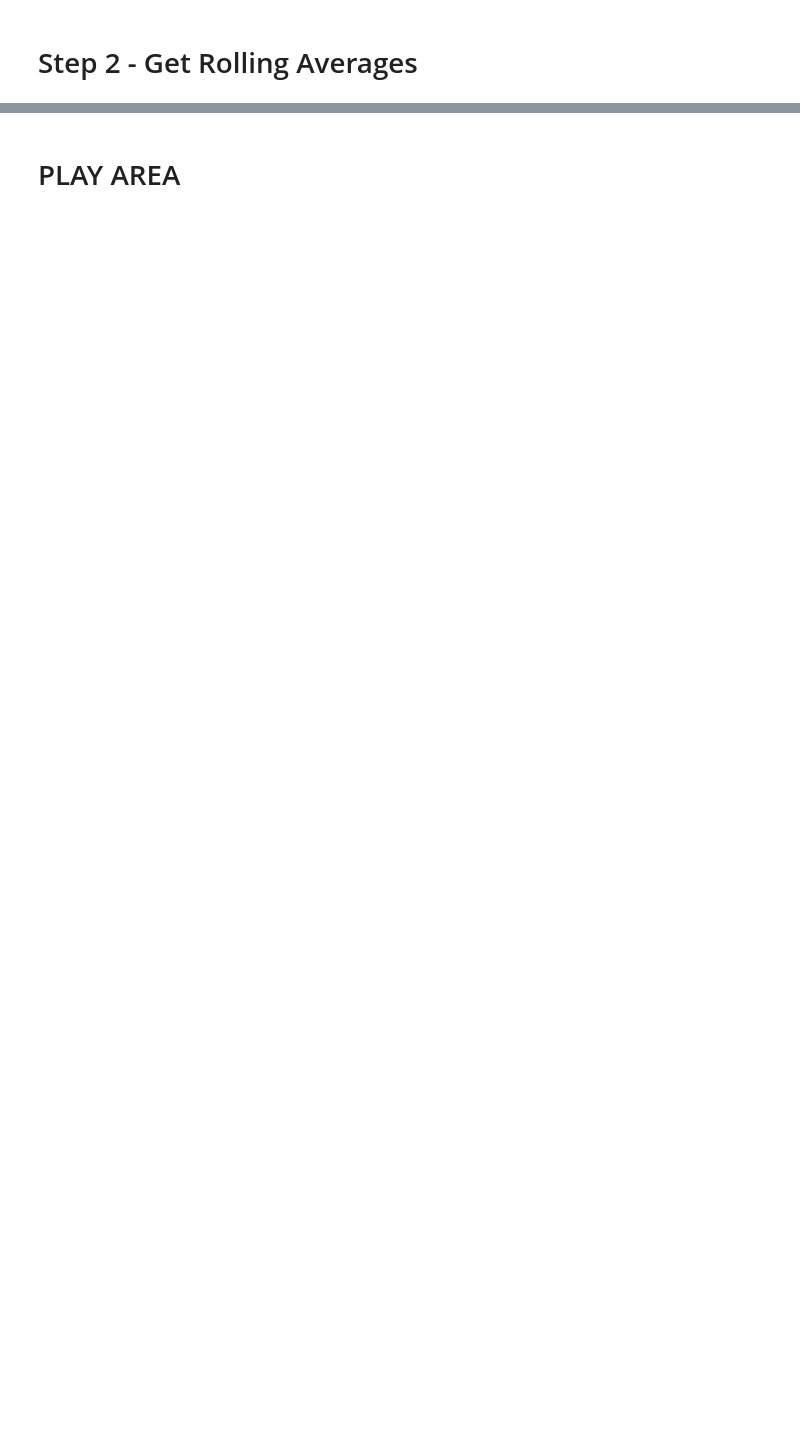
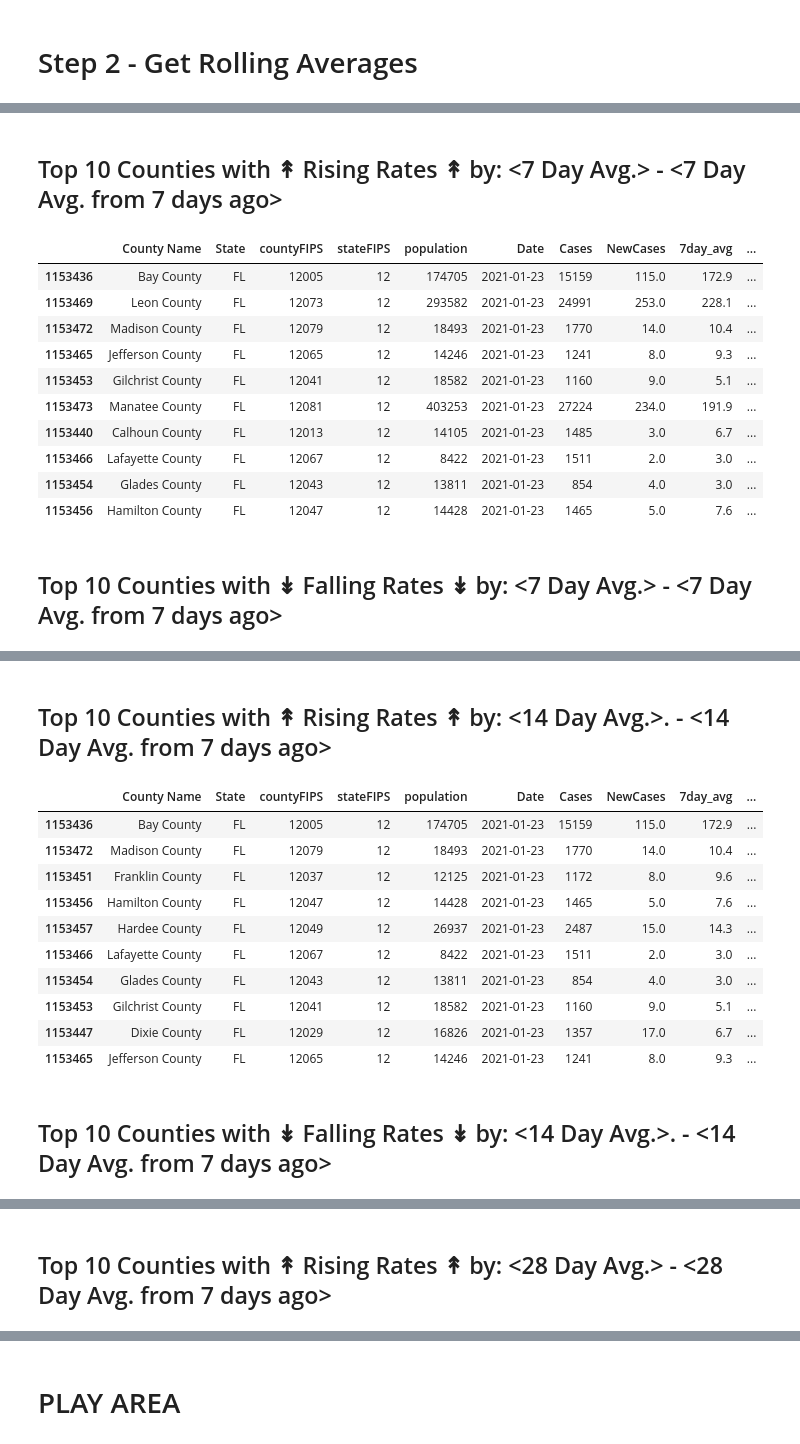
Before and after one commit to JaviThomas/Covid-County-LTC-Analysis, a Jupyter notebook: County-Analysis/County_hotspots.v2.ipynb, the cells around one changed output, grey strips where cells are left out. Drawn from its saved outputs; the diff is of its cells as text; code cells hidden in the pictures; blank space fills up the shorter version.

```diff
--- a/County-Analysis/County_hotspots.v2.ipynb
+++ b/County-Analysis/County_hotspots.v2.ipynb
@@ -195,0 +283,33 @@ See the caveats in the documentation: https://pandas.pydata.org/pandas-docs/stab
+# %%
+# Get DataFrame with only latest date
+df_cases_7day_tidy_latest = df_cases_7day_tidy[df_cases_7day_tidy['Date'] == df_cases_7day_tidy['Date'].max()].copy()
+
+# top10Fields = ['NewCases_7DayDiff', 'NewCases_14DayDiff', 'NewCases_28DayDiff']
+top10Fields = [{'colName': '7day_avg_7DayDiff', 'colTitle': '<7 Day Avg.> - <7 Day Avg. from 7 days ago>'},
+               {'colName': '14day_avg_7DayDiff', 'colTitle': '<14 Day Avg.>. - <14 Day Avg. from 7 days ago>'},
+               {'colName': '28day_avg_7DayDiff', 'colTitle': '<28 Day Avg.> - <28 Day Avg. from 7 days ago>'}]
+
+cols2show = ['County Name', 'State', 'countyFIPS', 'stateFIPS', 'population', 'Date', 'Cases', 'NewCases', '7day_avg', '14day_avg', '28day_avg']
+for field in top10Fields:
+    cols2show.append(field['colName'])
+    display(HTML('<h2>Top 10 Counties with <b>&#8607;</b> Rising Rates  <b>&#8607;</b> by: ' + field['colTitle'] + '</h2>'))
+    display(df_cases_7day_tidy_latest.sort_values(by=field['colName'], ascending=False)[cols2show].head(10)) # Top 10 Rising
+
+    display(HTML('<h2>Top 10 Counties with <b>&#8609;</b> Falling Rates <b>&#8609;</b> by: ' + field['colTitle'] + '</h2>'))
+    display(df_cases_7day_tidy_latest.sort_values(by=field['colName'])[cols2show].head(10)) # Top 10 Falling
+
+    cols2show = ['County Name', 'State', 'countyFIPS', 'stateFIPS', 'population', 'Date', 'Cases', 'NewCases', '7day_avg', '14day_avg', '28day_avg']
+# %% [output]
+Top 10 Counties with ↟ Rising Rates ↟ by: <7 Day Avg.> - <7 Day Avg. from 7 days ago>
+|  | County Name | State | countyFIPS | stateFIPS | population | Date | Cases | NewCases | 7day_avg | ... |
+| 1153436 | Bay County | FL | 12005 | 12 | 174705 | 2021-01-23 | 15159 | 115.0 | 172.9 | ... |
+| 1153469 | Leon County | FL | 12073 | 12 | 293582 | 2021-01-23 | 24991 | 253.0 | 228.1 | ... |
+| 1153472 | Madison County | FL | 12079 | 12 | 18493 | 2021-01-23 | 1770 | 14.0 | 10.4 | ... |
+| 1153465 | Jefferson County | FL | 12065 | 12 | 14246 | 2021-01-23 | 1241 | 8.0 | 9.3 | ... |
+| 1153453 | Gilchrist County | FL | 12041 | 12 | 18582 | 2021-01-23 | 1160 | 9.0 | 5.1 | ... |
+| 1153473 | Manatee County | FL | 12081 | 12 | 403253 | 2021-01-23 | 27224 | 234.0 | 191.9 | ... |
+| 1153440 | Calhoun County | FL | 12013 | 12 | 14105 | 2021-01-23 | 1485 | 3.0 | 6.7 | ... |
+| 1153466 | Lafayette County | FL | 12067 | 12 | 8422 | 2021-01-23 | 1511 | 2.0 | 3.0 | ... |
+| 1153454 | Glades County | FL | 12043 | 12 | 13811 | 2021-01-23 | 854 | 4.0 | 3.0 | ... |
+| 1153456 | Hamilton County | FL | 12047 | 12 | 14428 | 2021-01-23 | 1465 | 5.0 | 7.6 | ... |
+Top 10 Counties with ↡ Falling Rates ↡ by: <7 Day Avg.> - <7 Day Avg. from 7 days ago>
@@ -195,0 +327,13 @@ See the caveats in the documentation: https://pandas.pydata.org/pandas-docs/stab
+Top 10 Counties with ↟ Rising Rates ↟ by: <14 Day Avg.>. - <14 Day Avg. from 7 days ago>
+|  | County Name | State | countyFIPS | stateFIPS | population | Date | Cases | NewCases | 7day_avg | ... |
+| 1153436 | Bay County | FL | 12005 | 12 | 174705 | 2021-01-23 | 15159 | 115.0 | 172.9 | ... |
+| 1153472 | Madison County | FL | 12079 | 12 | 18493 | 2021-01-23 | 1770 | 14.0 | 10.4 | ... |
+| 1153451 | Franklin County | FL | 12037 | 12 | 12125 | 2021-01-23 | 1172 | 8.0 | 9.6 | ... |
+| 1153456 | Hamilton County | FL | 12047 | 12 | 14428 | 2021-01-23 | 1465 | 5.0 | 7.6 | ... |
+| 1153457 | Hardee County | FL | 12049 | 12 | 26937 | 2021-01-23 | 2487 | 15.0 | 14.3 | ... |
+| 1153466 | Lafayette County | FL | 12067 | 12 | 8422 | 2021-01-23 | 1511 | 2.0 | 3.0 | ... |
+| 1153454 | Glades County | FL | 12043 | 12 | 13811 | 2021-01-23 | 854 | 4.0 | 3.0 | ... |
+| 1153453 | Gilchrist County | FL | 12041 | 12 | 18582 | 2021-01-23 | 1160 | 9.0 | 5.1 | ... |
+| 1153447 | Dixie County | FL | 12029 | 12 | 16826 | 2021-01-23 | 1357 | 17.0 | 6.7 | ... |
+| 1153465 | Jefferson County | FL | 12065 | 12 | 14246 | 2021-01-23 | 1241 | 8.0 | 9.3 | ... |
+Top 10 Counties with ↡ Falling Rates ↡ by: <14 Day Avg.>. - <14 Day Avg. from 7 days ago>
@@ -195,0 +351 @@ See the caveats in the documentation: https://pandas.pydata.org/pandas-docs/stab
+Top 10 Counties with ↟ Rising Rates ↟ by: <28 Day Avg.> - <28 Day Avg. from 7 days ago>
```
Also changed, not shown: parts of 30 cells of this notebook, 2 other files.
